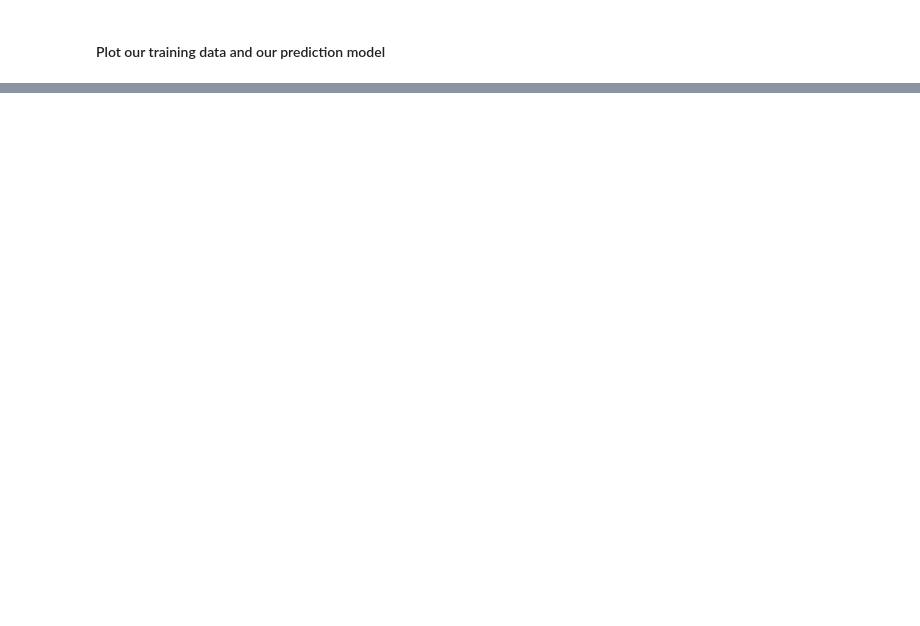
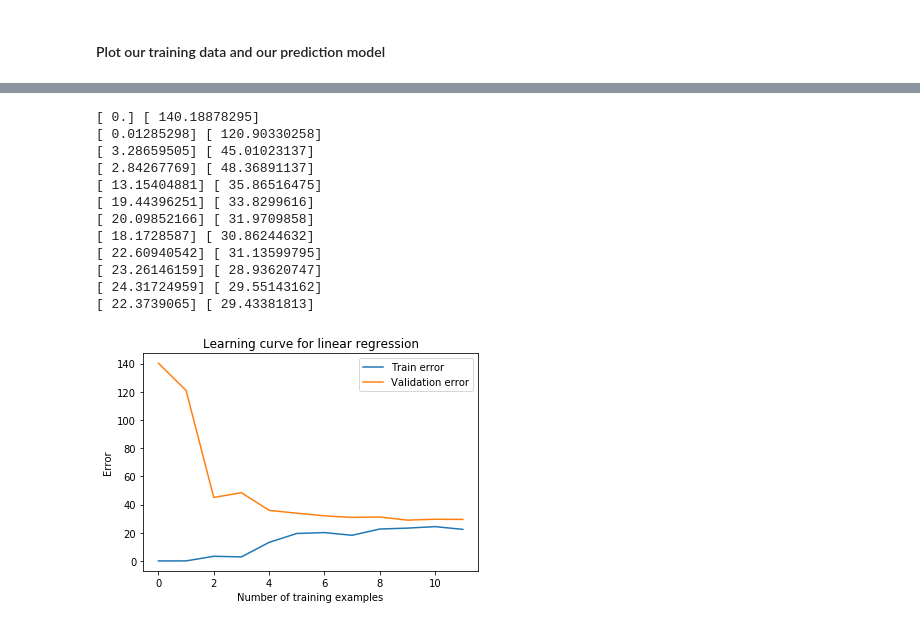
Before and after one commit to locluthor/Machine_Learning, a Jupyter notebook: Bias_Variance_Trade-off.ipynb, the cells around one changed output, grey strips where cells are left out. Cells and saved outputs as stored; diff of their text form; code cells hidden in the pictures; blank space fills up the shorter version.

```diff
--- a/Bias_Variance_Trade-off.ipynb
+++ b/Bias_Variance_Trade-off.ipynb
@@ -130,0 +177,31 @@ plt.show()
+# %%
+def plot_learning_curve(X, y, Xval, yval, lbd):
+    err_train,err_validation = learning_curve(X, y, Xval, yval, lbd)
+    m,_ = X.shape
+    for i in range(m):
+        print(err_train[i], err_validation[i])
+    plt.plot(range(0, m), err_train, label='Train error')
+    plt.title('Learning curve for linear regression')
+    plt.plot(range(0, m), err_validation, label='Validation error')
+    plt.xlabel('Number of training examples')
+    plt.ylabel('Error')
+    plt.legend(["Train error", "Validation error"])
+    plt.show()
+# %%
+TRAINING_SET_MEAN = np.mean(X, axis=0)
+TRAINING_SET_RANGE = np.max(X, axis=0) - np.min(X, axis=0)
+plot_learning_curve(X, y, X_val, y_val, 0)
+# %% [output]
+[ 0.] [ 140.18878295]
+[ 0.01285298] [ 120.90330258]
+[ 3.28659505] [ 45.01023137]
+[ 2.84267769] [ 48.36891137]
+[ 13.15404881] [ 35.86516475]
+[ 19.44396251] [ 33.8299616]
+[ 20.09852166] [ 31.9709858]
+[ 18.1728587] [ 30.86244632]
+[ 22.60940542] [ 31.13599795]
+[ 23.26146159] [ 28.93620747]
+[ 24.31724959] [ 29.55143162]
+[ 22.3739065] [ 29.43381813]
+[figure, added]
```
Also changed, not shown: parts of 24 cells of this notebook.
